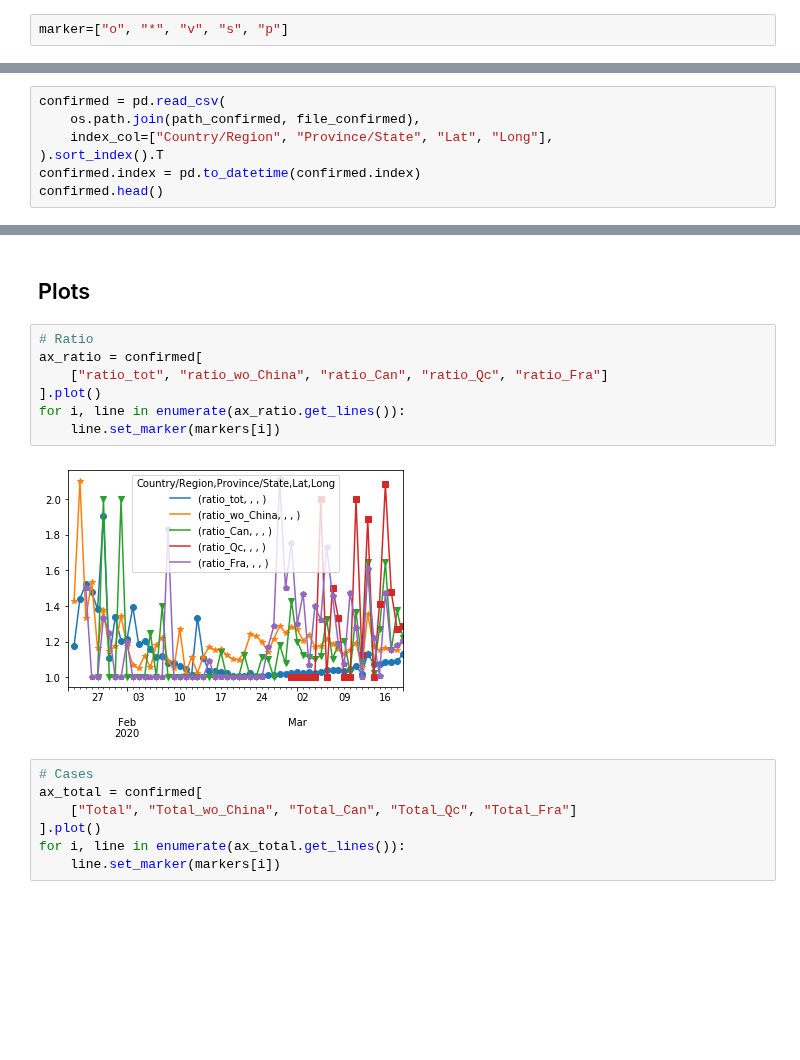
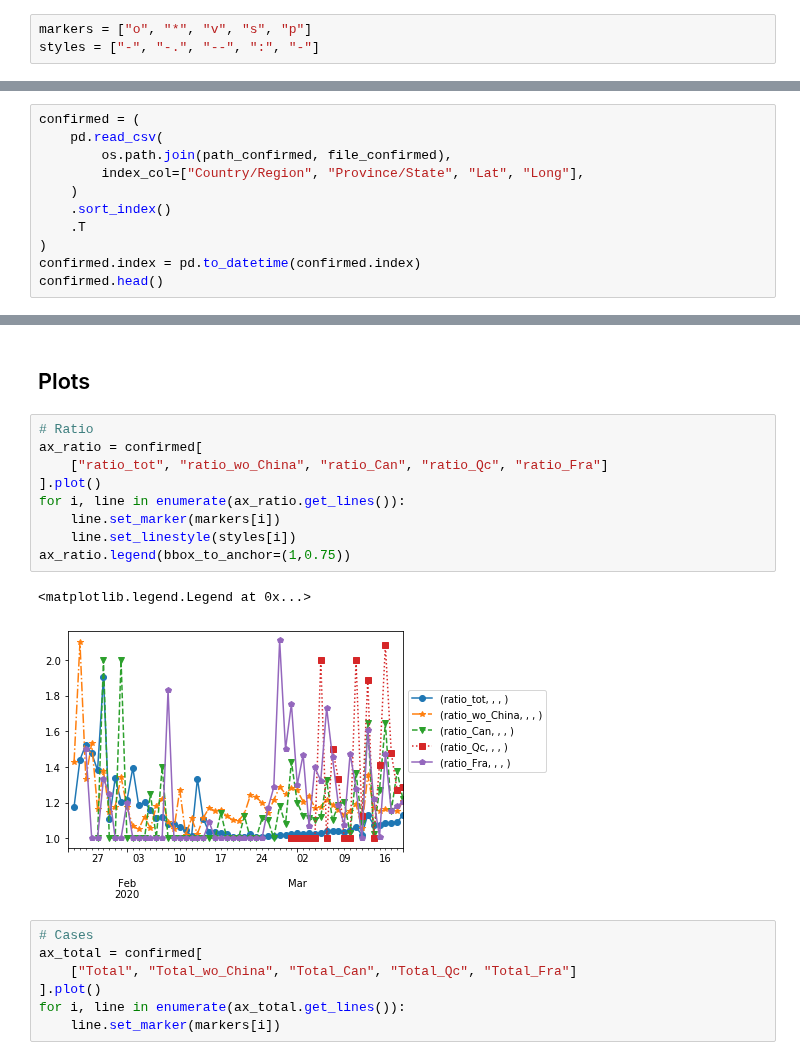
Before and after one commit to louisleroy5/COVID-19, a Jupyter notebook: Stat covid.ipynb, the cells around one changed output, grey strips where cells are left out. Saved outputs shown, nothing was run; the diff lists cells and outputs as text; blank space fills up the shorter version.

Commit message:
Graphs and tables (ratio and total cases)

```diff
--- a/Stat covid.ipynb
+++ b/Stat covid.ipynb
@@ -9,15 +9,20 @@ def ratio_day(serie):
 
     return l
 # %%
-marker=["o", "*", "v", "s", "p"]
+markers = ["o", "*", "v", "s", "p"]
+styles = ["-", "-.", "--", ":", "-"]
 # %%
 path_confirmed = os.path.join("csse_covid_19_data", "csse_covid_19_time_series")
 file_confirmed = "time_series_19-covid-Confirmed.csv"
 # %%
-confirmed = pd.read_csv(
-    os.path.join(path_confirmed, file_confirmed),
-    index_col=["Country/Region", "Province/State", "Lat", "Long"],
-).sort_index().T
+confirmed = (
+    pd.read_csv(
+        os.path.join(path_confirmed, file_confirmed),
+        index_col=["Country/Region", "Province/State", "Lat", "Long"],
+    )
+    .sort_index()
+    .T
+)
 confirmed.index = pd.to_datetime(confirmed.index)
 confirmed.head()
 # %% [output]
@@ -66,12 +87,15 @@ confirmed["ratio_Fra"]=ratio_day(confirmed.loc[:, ("France", "France")].sum(axis
 # %%
 # Ratio
 ax_ratio = confirmed[
     ["ratio_tot", "ratio_wo_China", "ratio_Can", "ratio_Qc", "ratio_Fra"]
 ].plot()
 for i, line in enumerate(ax_ratio.get_lines()):
     line.set_marker(markers[i])
+    line.set_linestyle(styles[i])
+ax_ratio.legend(bbox_to_anchor=(1,0.75))
 # %% [output]
+<matplotlib.legend.Legend at 0x...>
-[figure, old version]
+[figure, new version]
 # %%
 # Cases
 ax_total = confirmed[
```
Also changed, not shown: parts of 9 cells of this notebook.
